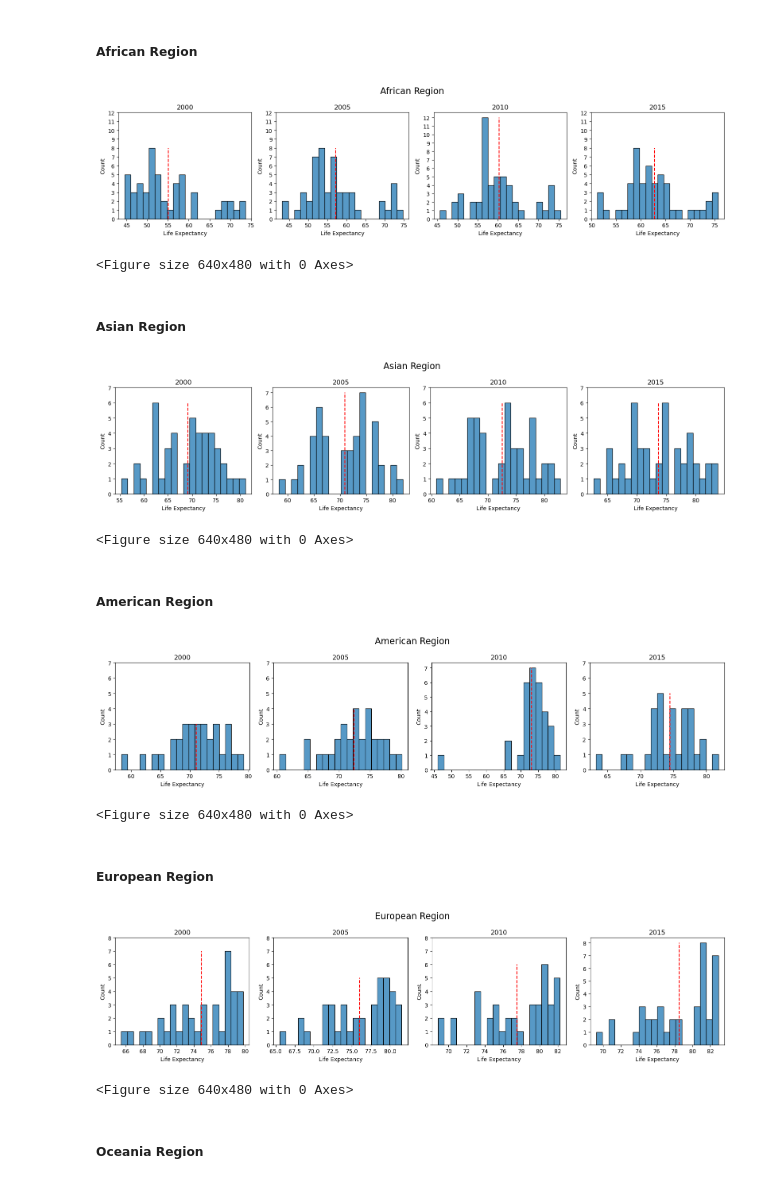
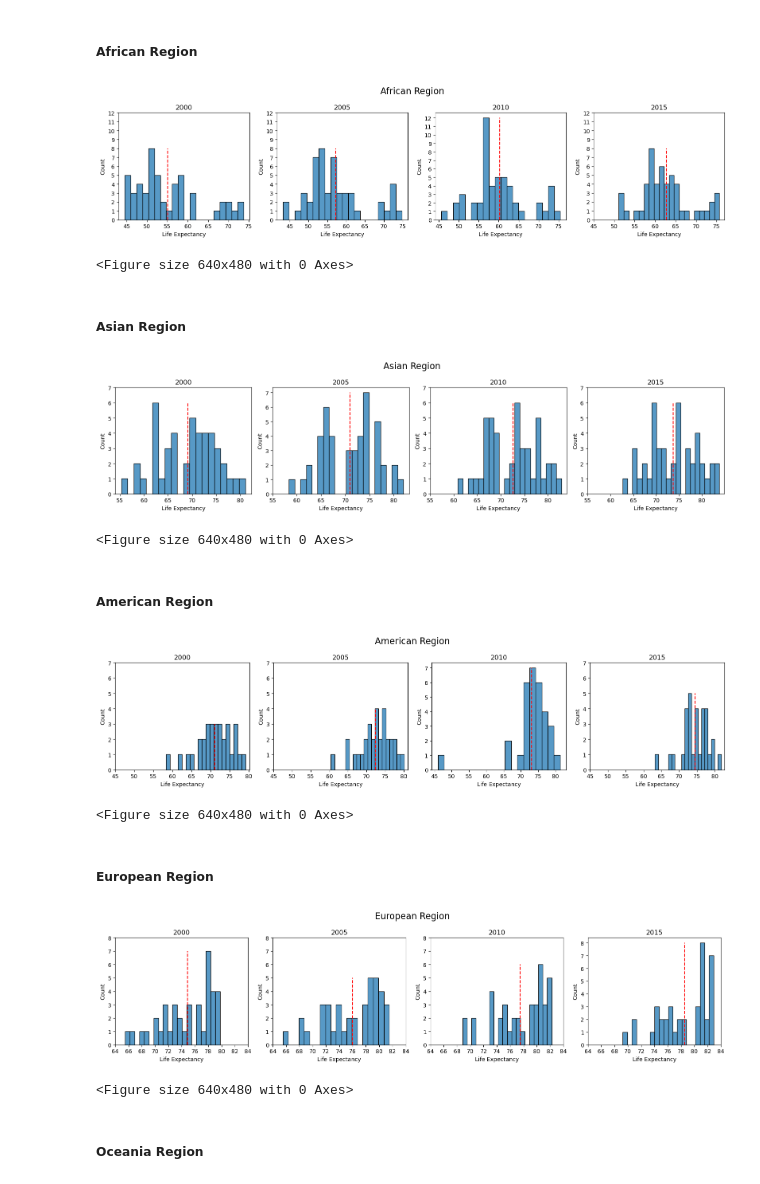
Before and after one commit to WVDevCode/Life_Expectancy_and_GDP, a Jupyter notebook: Notebooks/descriptive_analysis.ipynb, the cells around one changed output. Saved outputs shown, nothing was run; the diff lists cells and outputs as text; code cells hidden in the pictures.

```diff
--- a/Notebooks/descriptive_analysis.ipynb
+++ b/Notebooks/descriptive_analysis.ipynb
@@ -482,6 +484,7 @@ ax[0].set_title('2000')
 ax[0].vlines(descriptive_stats_life_exp_africa['mean'][descriptive_stats_life_exp_africa['year'] == 2000], 0, 8, colors='red', linestyles='--')
 ax[0].set_xlabel('Life Expectancy')
 ax[0].set_xlim()
+ax[0].set_xticks(range(45, 76, 5))
 ax[0].set_yticks(range(0, 13, 1))
 
 sns.histplot(african_region['life_expectancy'][african_region['year'] == 2005], bins=20, ax=ax[1])
@@ -489,6 +492,7 @@ ax[1].vlines(descriptive_stats_life_exp_africa['mean'][descriptive_stats_life_ex
 ax[1].set_title('2005')
 ax[1].set_xlabel('Life Expectancy')
 ax[1].set_xlim()
+ax[1].set_xticks(range(45, 76, 5))
 ax[1].set_yticks(range(0, 13, 1))
 
 sns.histplot(african_region['life_expectancy'][african_region['year'] == 2010], bins=20, ax=ax[2])
@@ -496,6 +500,7 @@ ax[2].vlines(descriptive_stats_life_exp_africa['mean'][descriptive_stats_life_ex
 ax[2].set_title('2010')
 ax[2].set_xlabel('Life Expectancy')
 ax[2].set_xlim()
+ax[2].set_xticks(range(45, 76, 5))
 ax[2].set_yticks(range(0, 13, 1))
 
 sns.histplot(african_region['life_expectancy'][african_region['year'] == 2015], bins=20, ax=ax[3])
@@ -503,13 +508,14 @@ ax[3].vlines(descriptive_stats_life_exp_africa['mean'][descriptive_stats_life_ex
 ax[3].set_title('2015')
 ax[3].set_xlabel('Life Expectancy')
 ax[3].set_xlim()
+ax[3].set_xticks(range(45, 76, 5))
 ax[3].set_yticks(range(0, 13, 1))
 
 plt.tight_layout()
 plt.show()
 plt.clf()
 # %% [output]
-[figure, old version]
+[figure, new version]
 <Figure size 640x480 with 0 Axes>
 # %% [markdown]
 ##### Asian Region
@@ -522,6 +528,7 @@ ax[0].set_title('2000')
 ax[0].vlines(descriptive_stats_life_exp_asia['mean'][descriptive_stats_life_exp_asia['year'] == 2000], 0, 6, colors='red', linestyles='--')
 ax[0].set_xlabel('Life Expectancy')
 ax[0].set_xlim()
+ax[0].set_xticks(range(55, 85, 5))
 ax[0].set_yticks(range(0, 8, 1))
 
 sns.histplot(asian_region['life_expectancy'][asian_region['year'] == 2005], bins=20, ax=ax[1])
@@ -529,6 +536,7 @@ ax[1].vlines(descriptive_stats_life_exp_asia['mean'][descriptive_stats_life_exp_
 ax[1].set_title('2005')
 ax[1].set_xlabel('Life Expectancy')
 ax[1].set_xlim()
+ax[1].set_xticks(range(55, 85, 5))
 ax[1].set_yticks(range(0, 8, 1))
 
 sns.histplot(asian_region['life_expectancy'][asian_region['year'] == 2010], bins=20, ax=ax[2])
@@ -536,6 +544,7 @@ ax[2].vlines(descriptive_stats_life_exp_asia['mean'][descriptive_stats_life_exp_
 ax[2].set_title('2010')
 ax[2].set_xlabel('Life Expectancy')
 ax[2].set_xlim()
+ax[2].set_xticks(range(55, 85, 5))
 ax[2].set_yticks(range(0, 8, 1))
 
 sns.histplot(asian_region['life_expectancy'][asian_region['year'] == 2015], bins=20, ax=ax[3])
@@ -543,13 +552,14 @@ ax[3].vlines(descriptive_stats_life_exp_asia['mean'][descriptive_stats_life_exp_
 ax[3].set_title('2015')
 ax[3].set_xlabel('Life Expectancy')
 ax[3].set_xlim()
+ax[3].set_xticks(range(55, 85, 5))
 ax[3].set_yticks(range(0, 8, 1))
 
 plt.tight_layout()
 plt.show()
 plt.clf()
 # %% [output]
-[figure, old version]
+[figure, new version]
 <Figure size 640x480 with 0 Axes>
 # %% [markdown]
 ##### American Region
@@ -562,6 +572,7 @@ ax[0].set_title('2000')
 ax[0].vlines(descriptive_stats_life_exp_america['mean'][descriptive_stats_life_exp_america['year'] == 2000], 0, 3, colors='red', linestyles='--')
 ax[0].set_xlabel('Life Expectancy')
 ax[0].set_xlim()
+ax[0].set_xticks(range(45, 85, 5))
 ax[0].set_yticks(range(0, 8, 1))
 
 sns.histplot(american_region['life_expectancy'][american_region['year'] == 2005], bins=20, ax=ax[1])
@@ -569,6 +580,7 @@ ax[1].vlines(descriptive_stats_life_exp_america['mean'][descriptive_stats_life_e
 ax[1].set_title('2005')
 ax[1].set_xlabel('Life Expectancy')
 ax[1].set_xlim()
+ax[1].set_xticks(range(45, 85, 5))
 ax[1].set_yticks(range(0, 8, 1))
 
 sns.histplot(american_region['life_expectancy'][american_region['year'] == 2010], bins=20, ax=ax[2])
@@ -576,6 +588,7 @@ ax[2].vlines(descriptive_stats_life_exp_america['mean'][descriptive_stats_life_e
 ax[2].set_title('2010')
 ax[2].set_xlabel('Life Expectancy')
 ax[2].set_xlim()
+ax[2].set_xticks(range(45, 85, 5))
 ax[2].set_yticks(range(0, 8, 1))
 
 sns.histplot(american_region['life_expectancy'][american_region['year'] == 2015], bins=20, ax=ax[3])
@@ -583,13 +596,14 @@ ax[3].vlines(descriptive_stats_life_exp_america['mean'][descriptive_stats_life_e
 ax[3].set_title('2015')
 ax[3].set_xlabel('Life Expectancy')
 ax[3].set_xlim()
+ax[3].set_xticks(range(45, 85, 5))
 ax[3].set_yticks(range(0, 8, 1))
 
 plt.tight_layout()
 plt.show()
 plt.clf()
 # %% [output]
-[figure, old version]
+[figure, new version]
 <Figure size 640x480 with 0 Axes>
 # %% [markdown]
 ##### European Region
@@ -602,34 +616,38 @@ ax[0].set_title('2000')
 ax[0].vlines(descriptive_stats_life_exp_europe['mean'][descriptive_stats_life_exp_europe['year'] == 2000], 0, 7, colors='red', linestyles='--')
 ax[0].set_xlabel('Life Expectancy')
 ax[0].set_xlim()
+ax[0].set_xticks(range(64, 85, 2))
 ax[0].set_yticks(range(0, 9, 1))
 
 sns.histplot(european_region['life_expectancy'][european_region['year'] == 2005], bins=20, ax=ax[1])
 ax[1].vlines(descriptive_stats_life_exp_europe['mean'][descriptive_stats_life_exp_europe['year'] == 2005], 0, 5, colors='red', linestyles='--')
 ax[1].set_title('2005')
 ax[1].set_xlabel('Life Expectancy')
 ax[1].set_xlim()
+ax[1].set_xticks(range(64, 85, 2))
 ax[1].set_yticks(range(0, 9, 1))
 
 sns.histplot(european_region['life_expectancy'][european_region['year'] == 2010], bins=20, ax=ax[2])
 ax[2].vlines(descriptive_stats_life_exp_europe['mean'][descriptive_stats_life_exp_europe['year'] == 2010], 0, 6, colors='red', linestyles='--')
 ax[2].set_title('2010')
 ax[2].set_xlabel('Life Expectancy')
 ax[2].set_xlim()
+ax[2].set_xticks(range(64, 85, 2))
 ax[2].set_yticks(range(0, 9, 1))
 
 sns.histplot(european_region['life_expectancy'][european_region['year'] == 2015], bins=20, ax=ax[3])
 ax[3].vlines(descriptive_stats_life_exp_europe['mean'][descriptive_stats_life_exp_europe['year'] == 2015], 0, 8, colors='red', linestyles='--')
 ax[3].set_title('2015')
 ax[3].set_xlabel('Life Expectancy')
 ax[3].set_xlim()
+ax[3].set_xticks(range(64, 85, 2))
 ax[3].set_yticks(range(0, 9, 1))
 
 plt.tight_layout()
 plt.show()
 plt.clf()
 # %% [output]
-[figure, old version]
+[figure, new version]
 <Figure size 640x480 with 0 Axes>
 # %% [markdown]
 ##### Oceania Region
```
Also changed, not shown: parts of 11 cells of this notebook, 19 other files.
